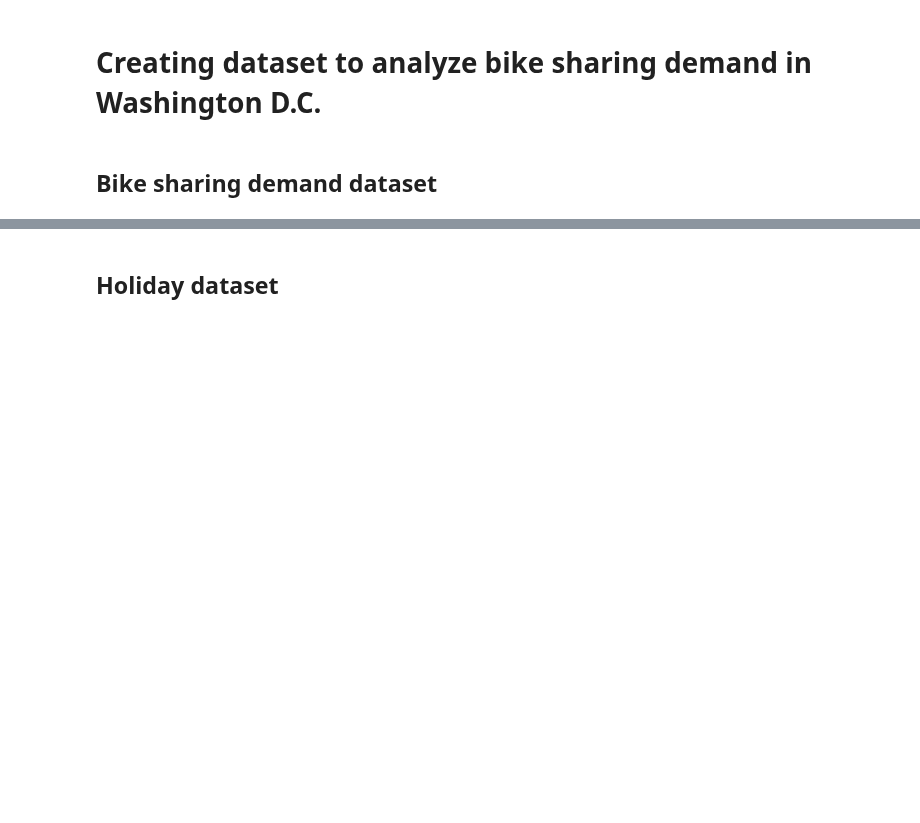
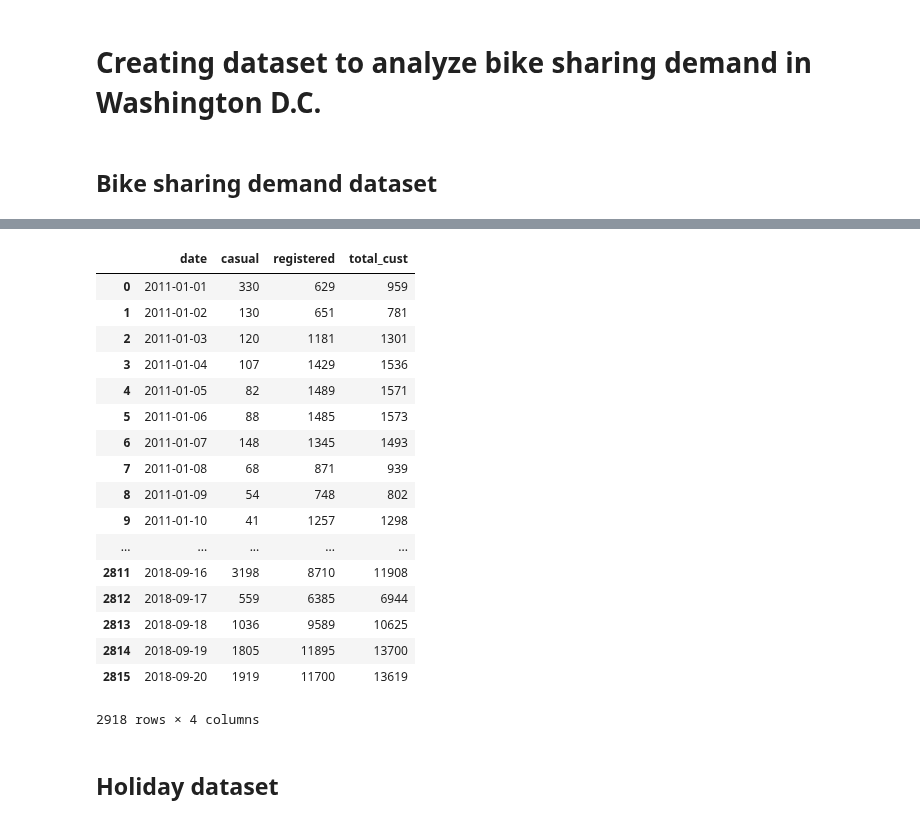
Before and after one commit to julianikulski/bike-sharing, a Jupyter notebook: dataset-creation.ipynb, the cells around one changed output, grey strips where cells are left out. Drawn from its saved outputs; the diff is of its cells as text; code cells hidden in the pictures; blank space fills up the shorter version.

Commit message:
feat: Condense bike sharing df to contain only date and daily customers

```diff
--- a/dataset-creation.ipynb
+++ b/dataset-creation.ipynb
@@ -37,7 +37,51 @@ df_bike.head()
-# %%
-# create new column that only contains the date
-df_bike['date'] = df_bike['Start date'].apply(lambda x: datetime.strptime(x, '%Y-%m-%d %H:%M:%S'))
-df_bike.head()
+# %%
+# drop columns that are irrelevant
+df_bike_drop = df_bike.drop(['Duration', 'Start station number', 'Start station', 'End station number',
+                             'End station', 'Bike number', 'End date'], axis=1)
+
+# create new column that only contains the date
+df_bike_drop['date'] = df_bike_drop['Start date'].apply(lambda x: x[:10])
+
+# drop the Start date column
+df_bike_drop.drop(['Start date'], axis=1, inplace=True)
+# %%
+# create two new columns for number of casual and registered customers per day
+df_bike_drop['casual'] = df_bike_drop['Member type'].apply(lambda x: 1 if x == 'Casual' else 0)
+df_bike_drop['registered'] = df_bike_drop['Member type'].apply(lambda x: 1 if x == 'Member' else 0)
+
+# create new dataframe with date, casual, registered and total customers
+cust_list = ['casual', 'registered']
+df_bike_list = []
+
+for cust in cust_list:
+    series_bike_users = df_bike_drop.groupby('date')[cust].sum()
+    df_bike_users = series_bike_users.to_frame()
+    df_bike_list.append(df_bike_users)
+
+# concat both dataframes saved in list and add new column containing total number of customers
+df_bike_cust = pd.concat(df_bike_list, axis=1)
+df_bike_cust.reset_index(inplace=True)
+df_bike_cust['total_cust'] = df_bike_cust['casual'] + df_bike_cust['registered']
+df_bike_cust
+# %% [output]
+|  | date | casual | registered | total_cust |
+| 0 | 2011-01-01 | 330 | 629 | 959 |
+| 1 | 2011-01-02 | 130 | 651 | 781 |
+| 2 | 2011-01-03 | 120 | 1181 | 1301 |
+| 3 | 2011-01-04 | 107 | 1429 | 1536 |
+| 4 | 2011-01-05 | 82 | 1489 | 1571 |
+| 5 | 2011-01-06 | 88 | 1485 | 1573 |
+| 6 | 2011-01-07 | 148 | 1345 | 1493 |
+| 7 | 2011-01-08 | 68 | 871 | 939 |
+| 8 | 2011-01-09 | 54 | 748 | 802 |
+| 9 | 2011-01-10 | 41 | 1257 | 1298 |
+| ... | ... | ... | ... | ... |
+| 2811 | 2018-09-16 | 3198 | 8710 | 11908 |
+| 2812 | 2018-09-17 | 559 | 6385 | 6944 |
+| 2813 | 2018-09-18 | 1036 | 9589 | 10625 |
+| 2814 | 2018-09-19 | 1805 | 11895 | 13700 |
+| 2815 | 2018-09-20 | 1919 | 11700 | 13619 |
+2918 rows × 4 columns
 # %% [markdown]
 ## Holiday dataset
 # %%
```
Also changed, not shown: parts of 9 cells of this notebook.
